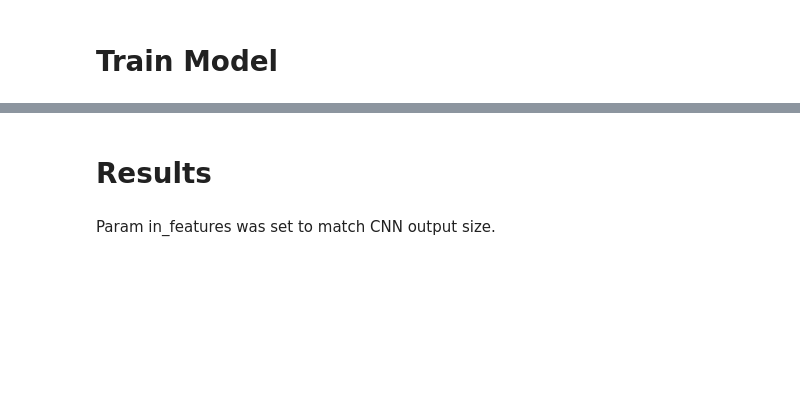
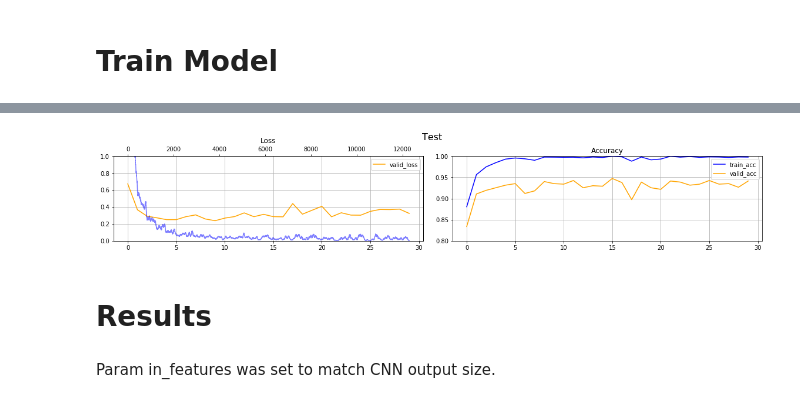
Before and after one commit to marcinbogdanski/ai-sketchpad, a Jupyter notebook: PyTorchNN/1450_DenseNet121_Transfer_2.ipynb, the cells around one changed output, grey strips where cells are left out. Drawn from its saved outputs; the diff is of its cells as text; code cells hidden in the pictures; blank space fills up the shorter version.

```diff
--- a/PyTorchNN/1450_DenseNet121_Transfer_2.ipynb
+++ b/PyTorchNN/1450_DenseNet121_Transfer_2.ipynb
@@ -165,0 +173,3 @@ y_valid = torch.tensor(valid_labels_normal).to(device)
+# %%
+dataset_npz = os.path.join(dataset_location, 'extracted_features_densenet201.npz')
+dataset_npz
@@ -165,0 +178,6 @@ y_valid = torch.tensor(valid_labels_normal).to(device)
+# %%
+npzfile = np.load(dataset_npz)
+train_features = npzfile['train_features']
+train_labels = npzfile['train_labels']
+valid_features = npzfile['valid_features']
+valid_labels = npzfile['valid_labels']
@@ -165,0 +206,5 @@ y_valid = torch.tensor(valid_labels_normal).to(device)
+# %%
+x_train = torch.tensor(train_features).to(device)
+y_train = torch.tensor(train_labels).to(device)
+x_valid = torch.tensor(valid_features).to(device)
+y_valid = torch.tensor(valid_labels).to(device)
@@ -187,6 +238,8 @@ num_epochs = 30
 batch_size = 16
 
 for epoch in range(num_epochs):
+
+    epoch_time_start = time.time()
 
     ### Train ###
     model.train()
@@ -229,8 +282,14 @@ for epoch in range(num_epochs):
         hist['valid_acc'].append( acc.item() )
         hist['valid_loss'].append( loss.item() )
 
+    epoch_time_interval = time.time() - epoch_time_start
+
     ### Print Summary ###
-    print(f'Epoch: {epoch:3}'
-          f'    Train loss/acc: {loss:6.4f} / {acc:6.4f}'
+    if epoch == 0:
+        print('      (time )   ep             loss / acc                loss / acc')
+    print(f'Epoch ({epoch_time_interval:4.2}s): {epoch:3}'
+          f'    Train: {loss:6.4f} / {acc:6.4f}'
           f'    Valid: {loss:6.4f} / {acc:6.4f}')
+
+    break
 # %% [output]
@@ -275,6 +334,10 @@ def plot_hist(hist, title):
     ax2.set_title('Accuracy'); ax2.legend(); ax2.grid(); ax2.set_ylim([.8, 1]);
 
     plt.tight_layout()
+# %%
+plot_hist(hist, title='Test')
+# %% [output]
+[figure, added]
 # %% [markdown]
 # Results
 # %% [markdown]
```
Also changed, not shown: parts of 36 cells of this notebook.
